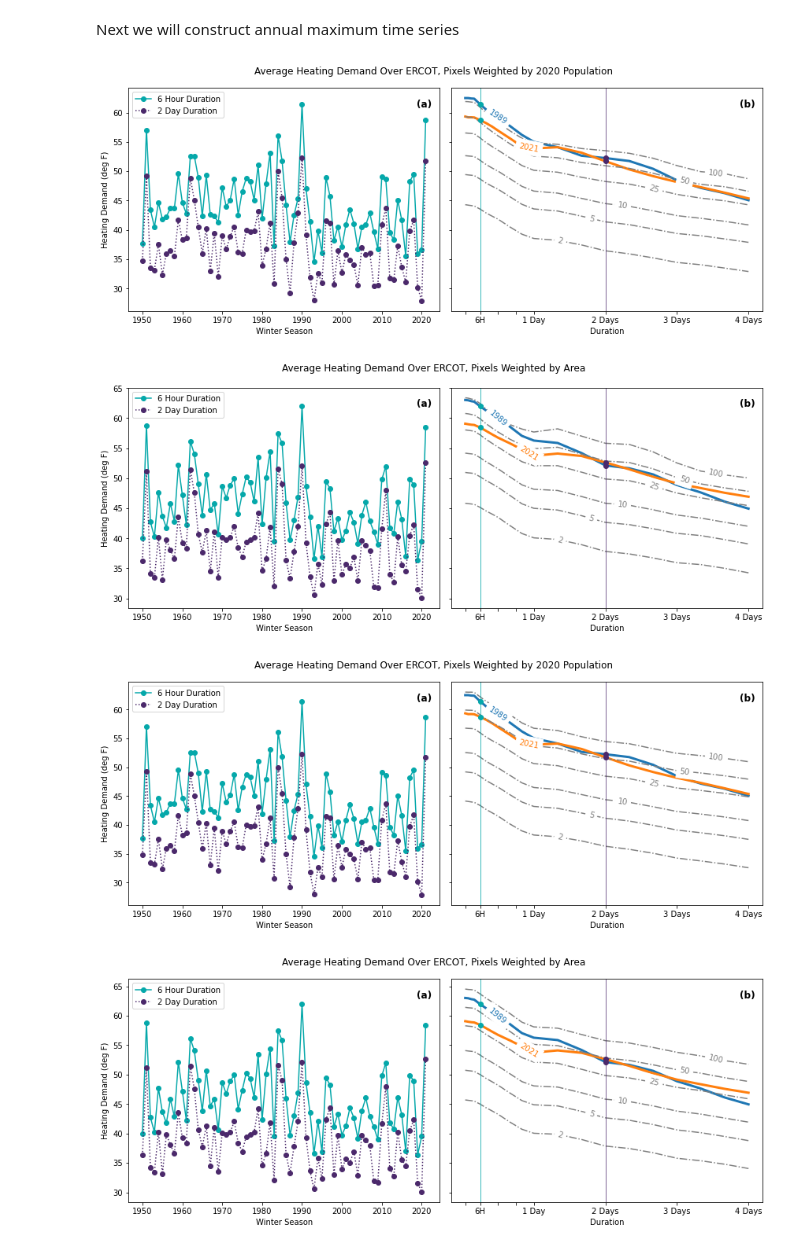
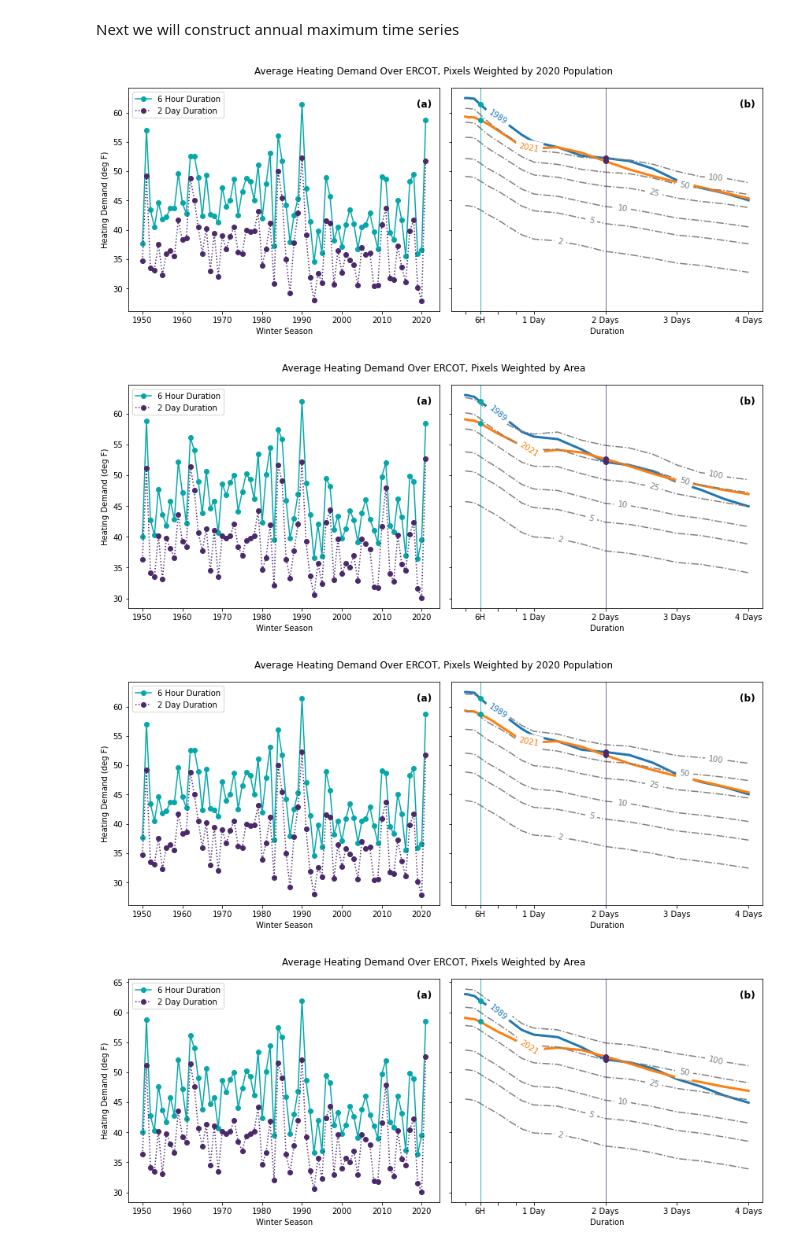
Before and after one commit to jdossgollin/2021-TXtreme, a Jupyter notebook: scripts/hdd_idf.ipynb, the cells around one changed output. Saved outputs shown, nothing was run; the diff lists cells and outputs as text; code cells hidden in the pictures.

Commit message:
Make sure not to count the 2021 event in the IDF curve

```diff
--- a/scripts/hdd_idf.ipynb
+++ b/scripts/hdd_idf.ipynb
@@ -137,7 +137,9 @@ for obs, title, return_level, fname in plot_info:
         ax.plot(
             DURATIONS,
             [
-                return_level(X=obs.sel(duration=duration, year_eff=slice(0, 2020)).values, T=rp)
+                return_level(
+                    X=obs.sel(duration=duration, year_eff=slice(0, 2020)).values, T=rp
+                )
                 for duration in DURATIONS
             ],
             label=rp,
@@ -152,34 +154,34 @@ for obs, title, return_level, fname in plot_info:
         for duration, color in zip([6, 48], ["#05A8AA", "#4B296B"]):
             ax.plot(
                 duration,
                 float(obs.sel(duration=duration, year_eff=year_eff)),
                 color=color,
                 marker="o",
             )
             ax.axvline(duration, color=color, linewidth=0.5)
 
     ax.set_xlabel("Duration")
     ax.set_xticks([1, 6, 12, 18, 24, 48, 72, 96])
     ax.set_xticklabels(["", "6H", "", "", "1 Day", "2 Days", "3 Days", "4 Days"])
     ax.set_title("")
     ax.set_ylabel("")
 
     add_panel_text(
         axes,
         backgroundcolor="white",
         fontsize=12,
     )
     # Add  color bars
 
     fig.subplots_adjust(top=0.925)
     fig.suptitle(title)
 
     fig.canvas.draw()
     fig.tight_layout()
     smart_save(fname)
     plt.show()
 # %% [output]
-[figure, old version]
+[figure, new version]
-[figure, old version]
+[figure, new version]
 [figure]
-[figure, old version]
+[figure, new version]
```
